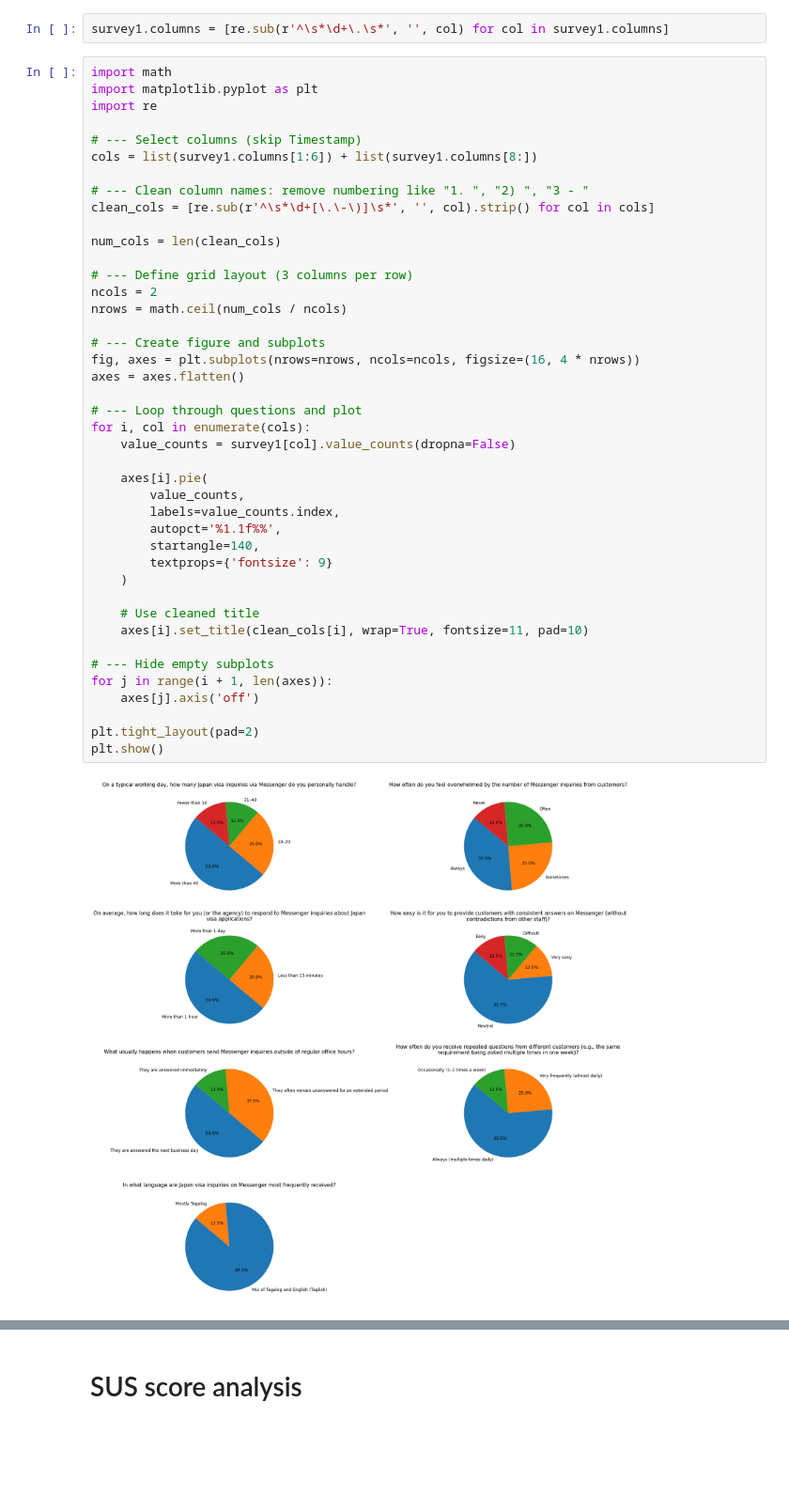
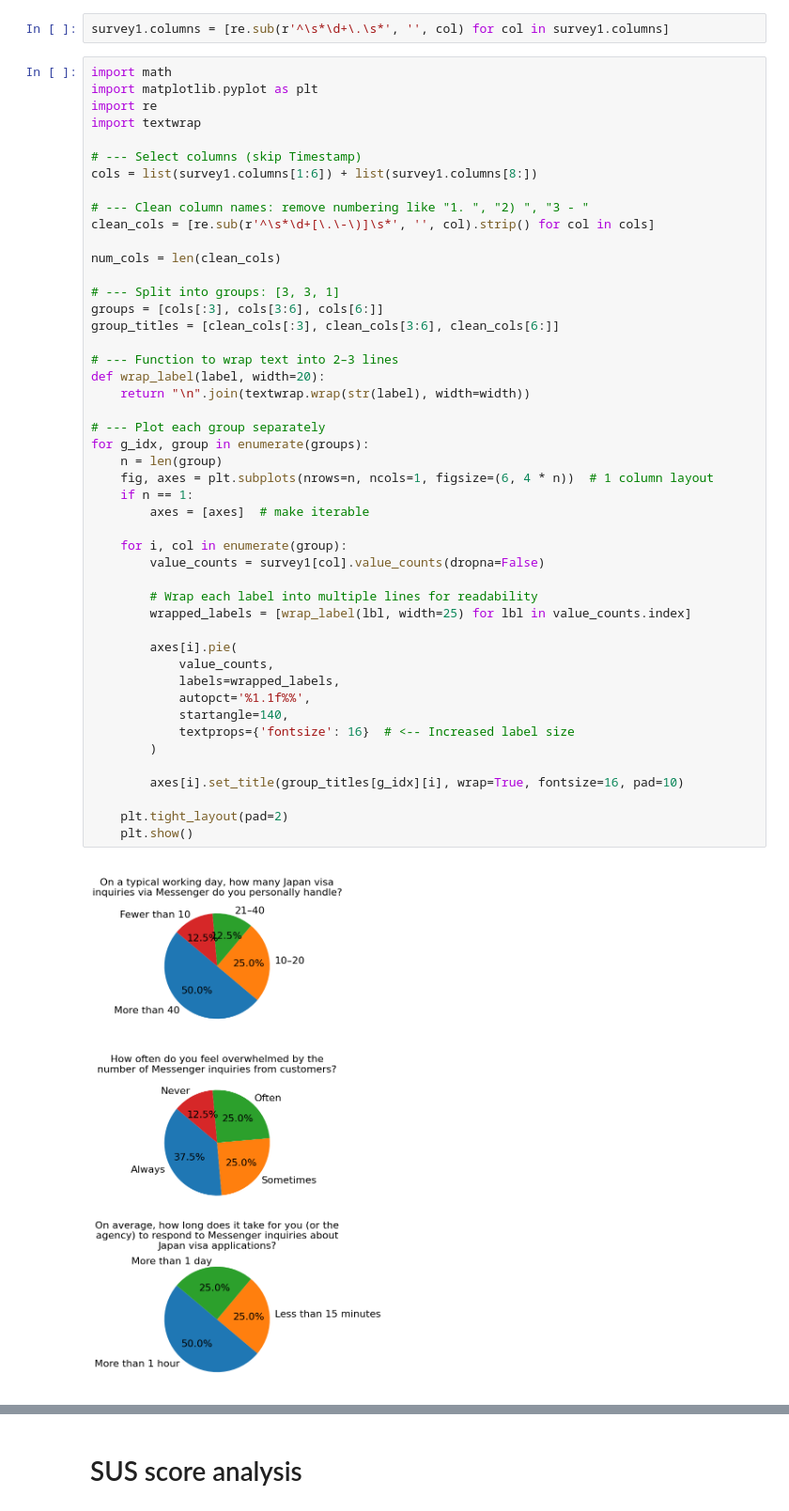
Before and after one commit to ATTIC-TOURS/rag, a Jupyter notebook: survey_analysis.ipynb, the cells around one changed output, grey strips where cells are left out. Shown at 94% size. Drawn from its saved outputs; the diff is of its cells as text; blank space fills up the shorter version.

```diff
--- a/survey_analysis.ipynb
+++ b/survey_analysis.ipynb
@@ -26,44 +26,49 @@ survey1.columns = [re.sub(r'^\s*\d+\.\s*', '', col) for col in survey1.columns]
 # %%
 import math
 import matplotlib.pyplot as plt
 import re
+import textwrap
 
 # --- Select columns (skip Timestamp)
 cols = list(survey1.columns[1:6]) + list(survey1.columns[8:])
 
 # --- Clean column names: remove numbering like "1. ", "2) ", "3 - "
 clean_cols = [re.sub(r'^\s*\d+[\.\-\)]\s*', '', col).strip() for col in cols]
 
 num_cols = len(clean_cols)
 
-# --- Define grid layout (3 columns per row)
-ncols = 2
-nrows = math.ceil(num_cols / ncols)
+# --- Split into groups: [3, 3, 1]
+groups = [cols[:3], cols[3:6], cols[6:]]
+group_titles = [clean_cols[:3], clean_cols[3:6], clean_cols[6:]]
 
-# --- Create figure and subplots
-fig, axes = plt.subplots(nrows=nrows, ncols=ncols, figsize=(16, 4 * nrows))
-axes = axes.flatten()
+# --- Function to wrap text into 2–3 lines
+def wrap_label(label, width=20):
+    return "\n".join(textwrap.wrap(str(label), width=width))
 
-# --- Loop through questions and plot
-for i, col in enumerate(cols):
-    value_counts = survey1[col].value_counts(dropna=False)
+# --- Plot each group separately
+for g_idx, group in enumerate(groups):
+    n = len(group)
+    fig, axes = plt.subplots(nrows=n, ncols=1, figsize=(6, 4 * n))  # 1 column layout
+    if n == 1:
+        axes = [axes]  # make iterable
 
-    axes[i].pie(
-        value_counts,
-        labels=value_counts.index,
-        autopct='%1.1f%%',
-        startangle=140,
-        textprops={'fontsize': 9}
-    )
+    for i, col in enumerate(group):
+        value_counts = survey1[col].value_counts(dropna=False)
 
-    # Use cleaned title
-    axes[i].set_title(clean_cols[i], wrap=True, fontsize=11, pad=10)
+        # Wrap each label into multiple lines for readability
+        wrapped_labels = [wrap_label(lbl, width=25) for lbl in value_counts.index]
 
-# --- Hide empty subplots
-for j in range(i + 1, len(axes)):
-    axes[j].axis('off')
+        axes[i].pie(
+            value_counts,
+            labels=wrapped_labels,
+            autopct='%1.1f%%',
+            startangle=140,
+            textprops={'fontsize': 16}  # <-- Increased label size
+        )
 
-plt.tight_layout(pad=2)
-plt.show()
+        axes[i].set_title(group_titles[g_idx][i], wrap=True, fontsize=16, pad=10)
+
+    plt.tight_layout(pad=2)
+    plt.show()
 # %% [output]
-[figure, old version]
+[figure, new version]
```
Also changed, not shown: parts of 3 cells of this notebook, 4 other files.
